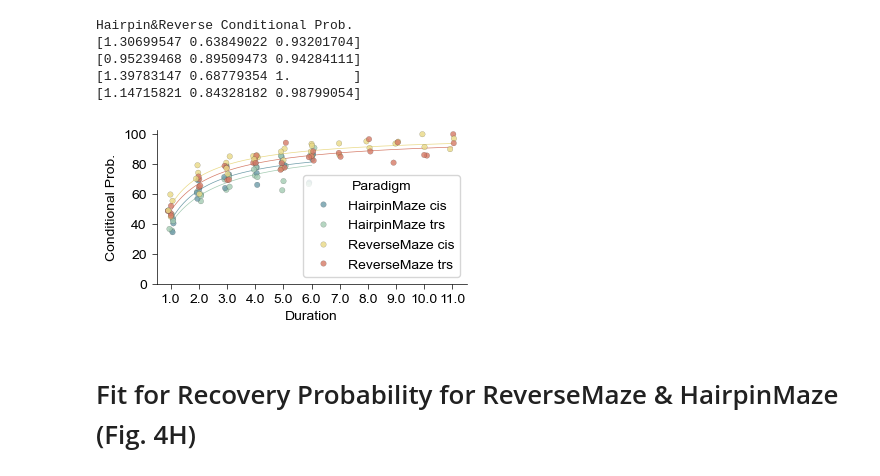
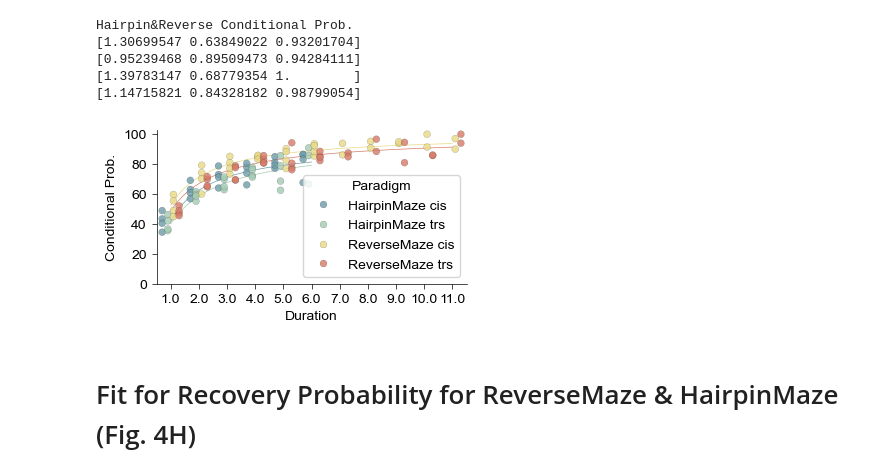
Before and after one commit to YAO-Shuyang/PlotFigures, a Jupyter notebook: Field Analysis/Fig0313 - RM - Retention & Recovery Probability.ipynb, the cells around one changed output. Drawn from its saved outputs; the diff is of its cells as text; code cells hidden in the pictures.

```diff
--- a/Field Analysis/Fig0313 - RM - Retention & Recovery Probability.ipynb
+++ b/Field Analysis/Fig0313 - RM - Retention & Recovery Probability.ipynb
@@ -328,32 +375,33 @@ Hairpin&Reverse Conditional Prob.
 # %%
 fig = plt.figure(figsize=(4, 2))
 ax = Clear_Axes(plt.axes(), close_spines=['top', 'right'], ifxticks=True, ifyticks=True)
 colors = ['#6D9BA8', '#A3CBB2', '#E9D985', '#D57A66']
 ax.plot(x1-1, y1*100, color=colors[0], linewidth = 0.5)
 ax.plot(x2-1, y2*100, color=colors[1], linewidth = 0.5)
 ax.plot(x3-1, y3*100, color=colors[2], linewidth = 0.5)
 ax.plot(x4-1, y4*100, color=colors[3], linewidth = 0.5)
 sns.stripplot(
     x = 'Duration',
     y = 'Conditional Prob.',
     data=SubData,
     hue = "Paradigm",
     hue_order=['HairpinMaze cis', 'HairpinMaze trs', 'ReverseMaze cis', 'ReverseMaze trs'],
     palette = colors,
     edgecolor='black',
-    size=4,
+    size=5,
     linewidth=0.1,
     alpha=0.8,
     ax = ax,
-    jitter=0.1
+    jitter=0.0,
+    dodge=True
 )
 ax.set_ylim(0, 103)
 ax.set_yticks(np.linspace(0, 100, 6))
 plt.savefig(join(loc, '[Hairpin & Reverse] Conditional prob.png'), dpi = 600)
 plt.savefig(join(loc, '[Hairpin & Reverse] Conditional prob.svg'), dpi = 600)
 plt.show()
 # %% [output]
-[figure, old version]
+[figure, new version]
 # %% [markdown]
 # Fit for Recovery Probability for ReverseMaze & HairpinMaze (Fig. 4H)
 # %%
```
Also changed, not shown: parts of 11 cells of this notebook, 27 other files.
